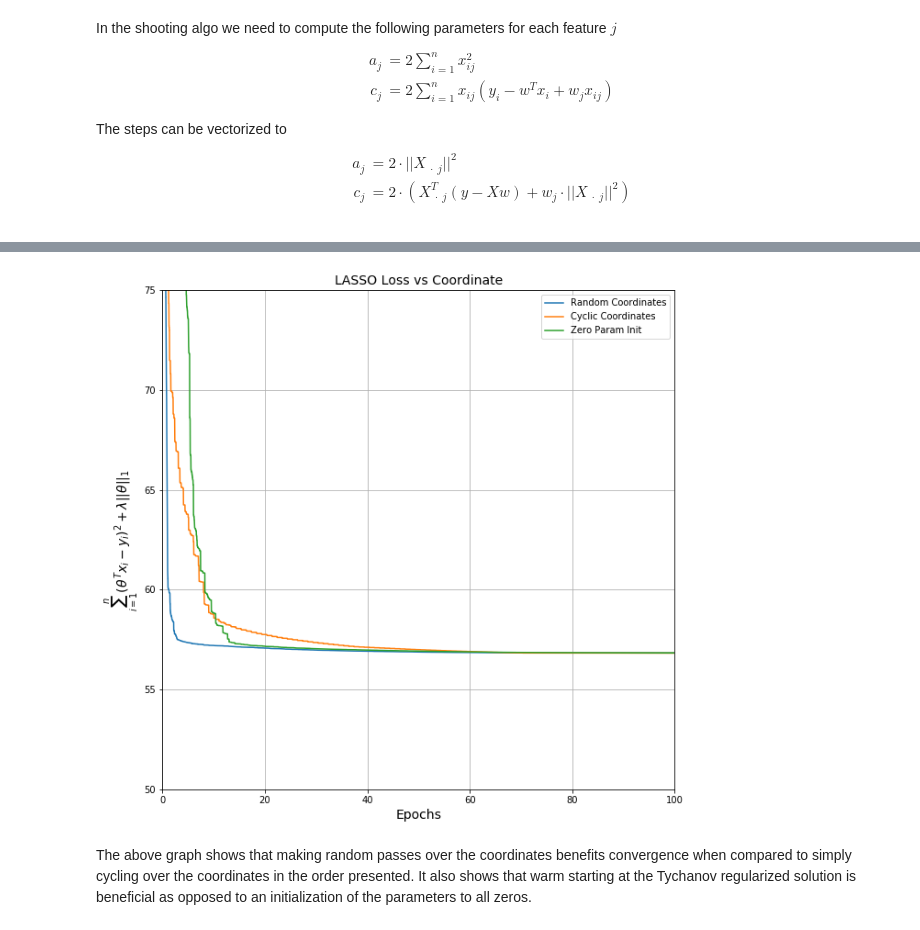
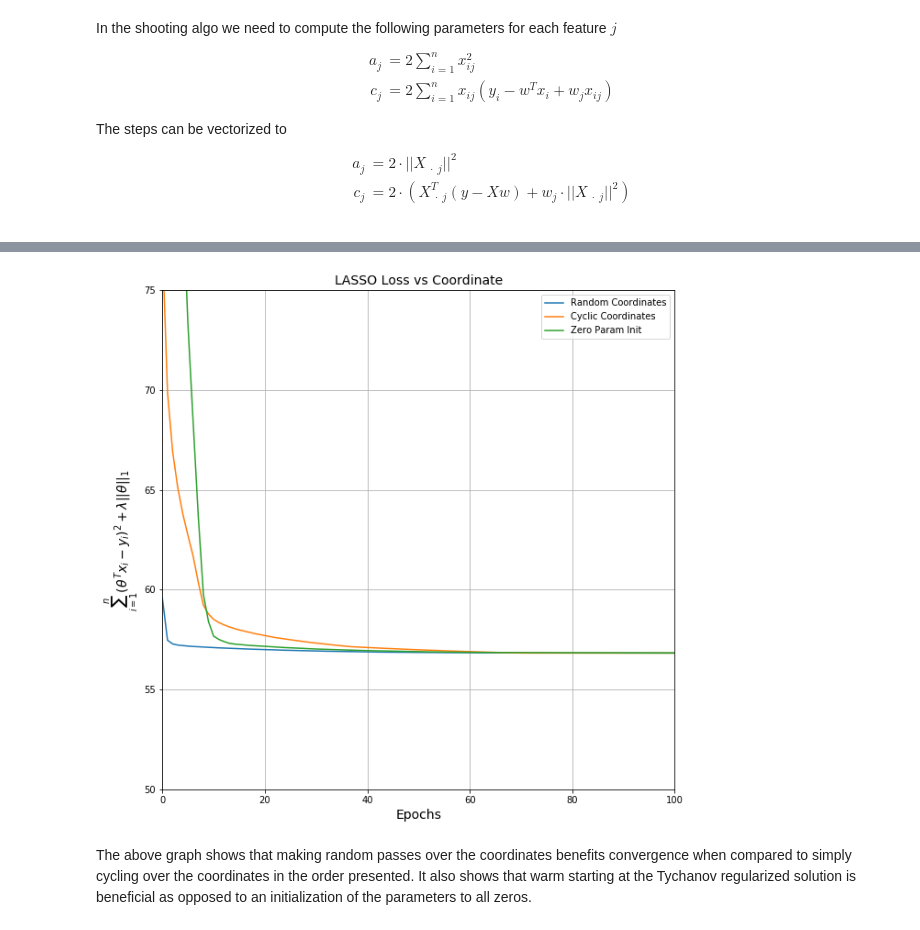
Before and after one commit to chaaland/bloomberg-ml-course, a Jupyter notebook: HW2/writeup/HW2.ipynb, the cells around one changed output, grey strips where cells are left out. Cells and saved outputs as stored; diff of their text form; code cells hidden in the pictures.

```diff
--- a/HW2/writeup/HW2.ipynb
+++ b/HW2/writeup/HW2.ipynb
@@ -134,20 +154,20 @@ To use the future default and silence this warning we advise to pass `rcond=None
 # %%
-theta_hist_zero_init, loss_hist_zero_init= shooting_algo(x_train_feat, y_train, lambda_reg=10, theta=np.zeros(d), method='rand')
+theta_hist_zero_init, loss_hist_zero_init= shooting_algo(x_train_feat, y_train, lambda_reg=10, theta_init=np.zeros(d), method='rand')
 # %%
 plt.figure(figsize=(10,10))
-plt.plot(np.arange(loss_hist_rand.size)/d, loss_hist_rand.ravel(), label='Random Coordinates')
-plt.plot(np.arange(loss_hist_cyclic.size)/d, loss_hist_cyclic.ravel(), label='Cyclic Coordinates')
-plt.plot(np.arange(loss_hist_zero_init.size)/d, loss_hist_zero_init.ravel(), label='Zero Param Init')
+plt.plot(np.arange(loss_hist_rand.size), loss_hist_rand.ravel(), label='Random Coordinates')
+plt.plot(np.arange(loss_hist_cyclic.size), loss_hist_cyclic.ravel(), label='Cyclic Coordinates')
+plt.plot(np.arange(loss_hist_zero_init.size), loss_hist_zero_init.ravel(), label='Zero Param Init')
 
 plt.title('LASSO Loss vs Coordinate', fontsize=14);
 plt.xlabel('Epochs', fontsize=14);
 plt.ylabel(r'$\sum_{i=1}^n (\theta^Tx_i - y_i)^2 + \lambda ||\theta||_1$', fontsize=14);
 plt.grid(b=True, which='major');
 plt.grid(b=True, which='minor', linestyle='--');
 plt.xlim([0, 100])
 plt.ylim([50, 75])
 plt.legend();
 # %% [output]
-[figure, old version]
+[figure, new version]
 # %% [markdown]
 The above graph shows that making random passes over the coordinates benefits convergence when compared to simply cycling over the coordinates in the order presented. It also shows that warm starting at the Tychanov regularized solution is beneficial as opposed to an initialization of the parameters to all zeros.
```
Also changed, not shown: parts of 21 cells of this notebook, 2 other files.
